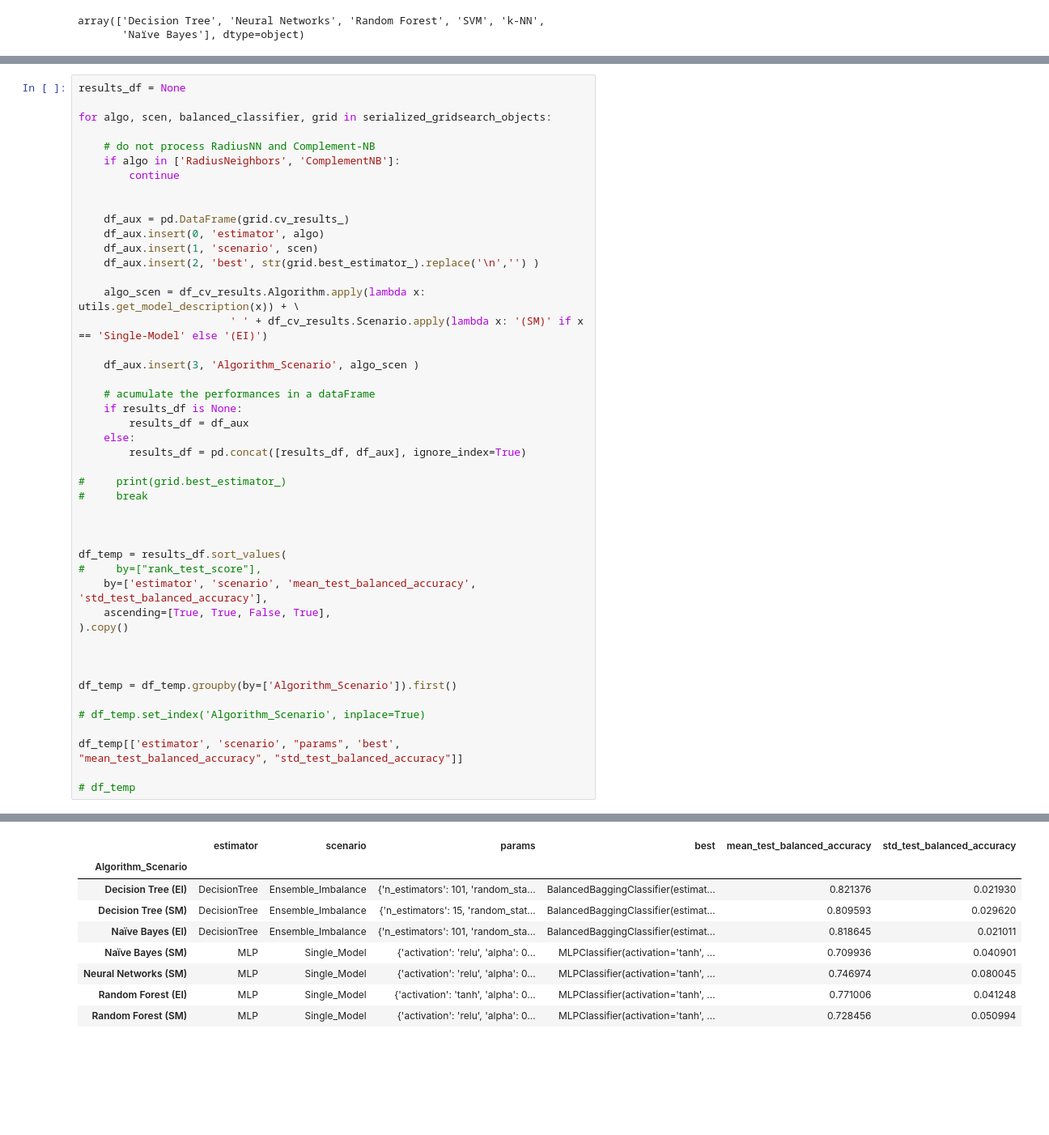
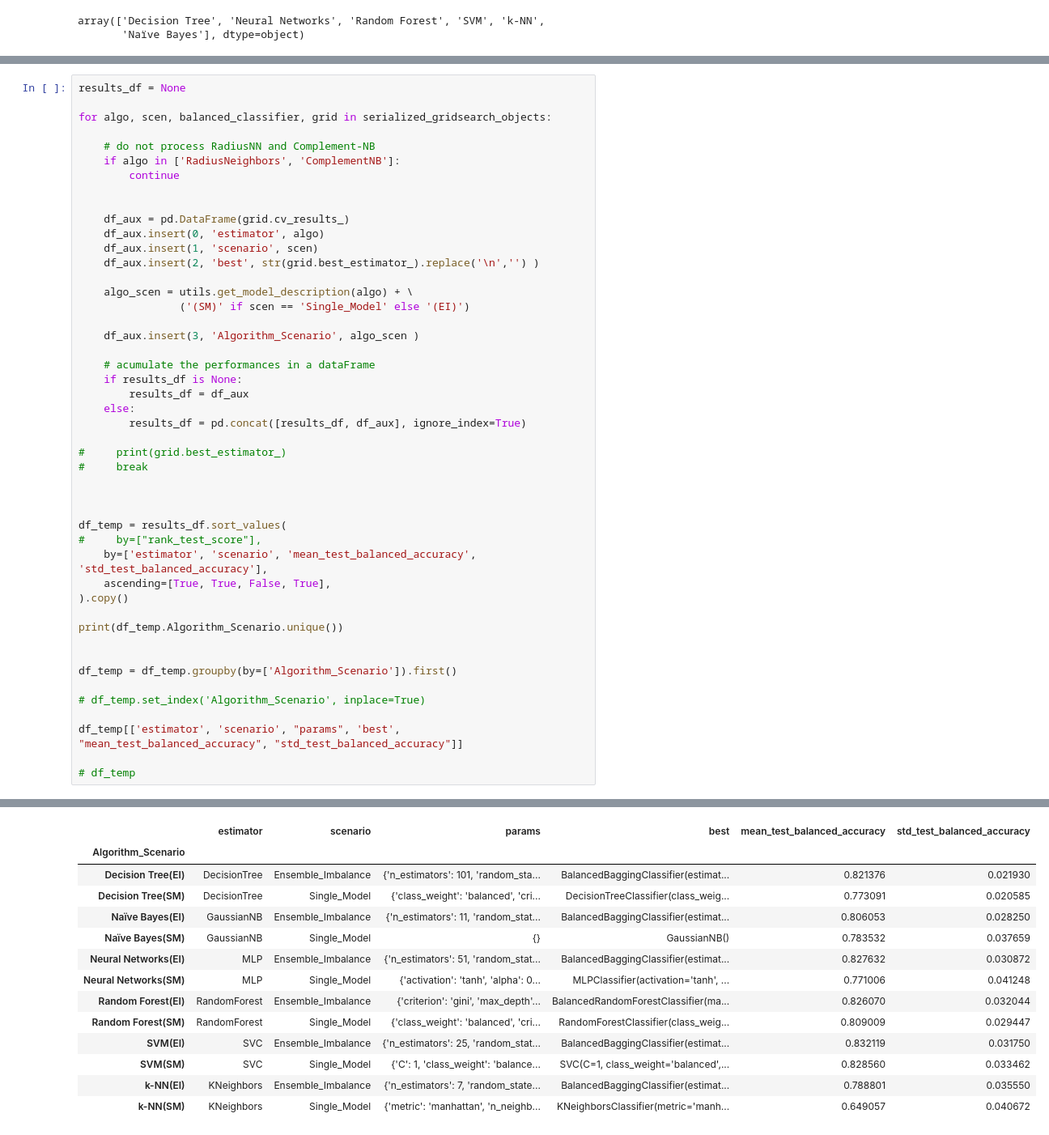
Before and after one commit to fabianopapaiz/als_prognosis_using_ensemble_imbalance, a Jupyter notebook: 05_Train_Validate_Models/16.1 - Multiple models comparison.ipynb, the cells around one changed output, grey strips where cells are left out. Shown at 81% size. Drawn from its saved outputs; the diff is of its cells as text; blank space fills up the shorter version.

```diff
--- a/05_Train_Validate_Models/16.1 - Multiple models comparison.ipynb
+++ b/05_Train_Validate_Models/16.1 - Multiple models comparison.ipynb
@@ -160,8 +149,8 @@ for algo, scen, balanced_classifier, grid in serialized_gridsearch_objects:
     df_aux.insert(1, 'scenario', scen)
     df_aux.insert(2, 'best', str(grid.best_estimator_).replace('\n','') )
 
-    algo_scen = df_cv_results.Algorithm.apply(lambda x: utils.get_model_description(x)) + \
-                        ' ' + df_cv_results.Scenario.apply(lambda x: '(SM)' if x == 'Single-Model' else '(EI)')
+    algo_scen = utils.get_model_description(algo) + \
+                ('(SM)' if scen == 'Single_Model' else '(EI)')
 
     df_aux.insert(3, 'Algorithm_Scenario', algo_scen )
 
@@ -182,6 +171,7 @@ df_temp = results_df.sort_values(
     ascending=[True, True, False, True],
 ).copy()
 
+print(df_temp.Algorithm_Scenario.unique())
 
 
 df_temp = df_temp.groupby(by=['Algorithm_Scenario']).first()
@@ -195,9 +189,14 @@ df_temp[['estimator', 'scenario', "params", 'best', "mean_test_balanced_accuracy
 |  | estimator | scenario | params | best | mean_test_balanced_accuracy | std_test_balanced_accuracy |
 | Algorithm_Scenario |  |  |  |  |  |  |
-| Decision Tree (EI) | DecisionTree | Ensemble_Imbalance | {'n_estimators': 101, 'random_sta... | BalancedBaggingClassifier(estimat... | 0.821376 | 0.021930 |
-| Decision Tree (SM) | DecisionTree | Ensemble_Imbalance | {'n_estimators': 15, 'random_stat... | BalancedBaggingClassifier(estimat... | 0.809593 | 0.029620 |
-| Naïve Bayes (EI) | DecisionTree | Ensemble_Imbalance | {'n_estimators': 101, 'random_sta... | BalancedBaggingClassifier(estimat... | 0.818645 | 0.021011 |
-| Naïve Bayes (SM) | MLP | Single_Model | {'activation': 'relu', 'alpha': 0... | MLPClassifier(activation='tanh', ... | 0.709936 | 0.040901 |
-| Neural Networks (SM) | MLP | Single_Model | {'activation': 'relu', 'alpha': 0... | MLPClassifier(activation='tanh', ... | 0.746974 | 0.080045 |
-| Random Forest (EI) | MLP | Single_Model | {'activation': 'tanh', 'alpha': 0... | MLPClassifier(activation='tanh', ... | 0.771006 | 0.041248 |
-| Random Forest (SM) | MLP | Single_Model | {'activation': 'relu', 'alpha': 0... | MLPClassifier(activation='tanh', ... | 0.728456 | 0.050994 |
+| Decision Tree(EI) | DecisionTree | Ensemble_Imbalance | {'n_estimators': 101, 'random_sta... | BalancedBaggingClassifier(estimat... | 0.821376 | 0.021930 |
+| Decision Tree(SM) | DecisionTree | Single_Model | {'class_weight': 'balanced', 'cri... | DecisionTreeClassifier(class_weig... | 0.773091 | 0.020585 |
+| Naïve Bayes(EI) | GaussianNB | Ensemble_Imbalance | {'n_estimators': 11, 'random_stat... | BalancedBaggingClassifier(estimat... | 0.806053 | 0.028250 |
+| Naïve Bayes(SM) | GaussianNB | Single_Model | {} | GaussianNB() | 0.783532 | 0.037659 |
+| Neural Networks(EI) | MLP | Ensemble_Imbalance | {'n_estimators': 51, 'random_stat... | BalancedBaggingClassifier(estimat... | 0.827632 | 0.030872 |
+| Neural Networks(SM) | MLP | Single_Model | {'activation': 'tanh', 'alpha': 0... | MLPClassifier(activation='tanh', ... | 0.771006 | 0.041248 |
+| Random Forest(EI) | RandomForest | Ensemble_Imbalance | {'criterion': 'gini', 'max_depth'... | BalancedRandomForestClassifier(ma... | 0.826070 | 0.032044 |
+| Random Forest(SM) | RandomForest | Single_Model | {'class_weight': 'balanced', 'cri... | RandomForestClassifier(class_weig... | 0.809009 | 0.029447 |
+| SVM(EI) | SVC | Ensemble_Imbalance | {'n_estimators': 25, 'random_stat... | BalancedBaggingClassifier(estimat... | 0.832119 | 0.031750 |
+| SVM(SM) | SVC | Single_Model | {'C': 1, 'class_weight': 'balance... | SVC(C=1, class_weight='balanced',... | 0.828560 | 0.033462 |
+| k-NN(EI) | KNeighbors | Ensemble_Imbalance | {'n_estimators': 7, 'random_state... | BalancedBaggingClassifier(estimat... | 0.788801 | 0.035550 |
+| k-NN(SM) | KNeighbors | Single_Model | {'metric': 'manhattan', 'n_neighb... | KNeighborsClassifier(metric='manh... | 0.649057 | 0.040672 |
```
Also changed, not shown: parts of 10 cells of this notebook, 10 other files.
